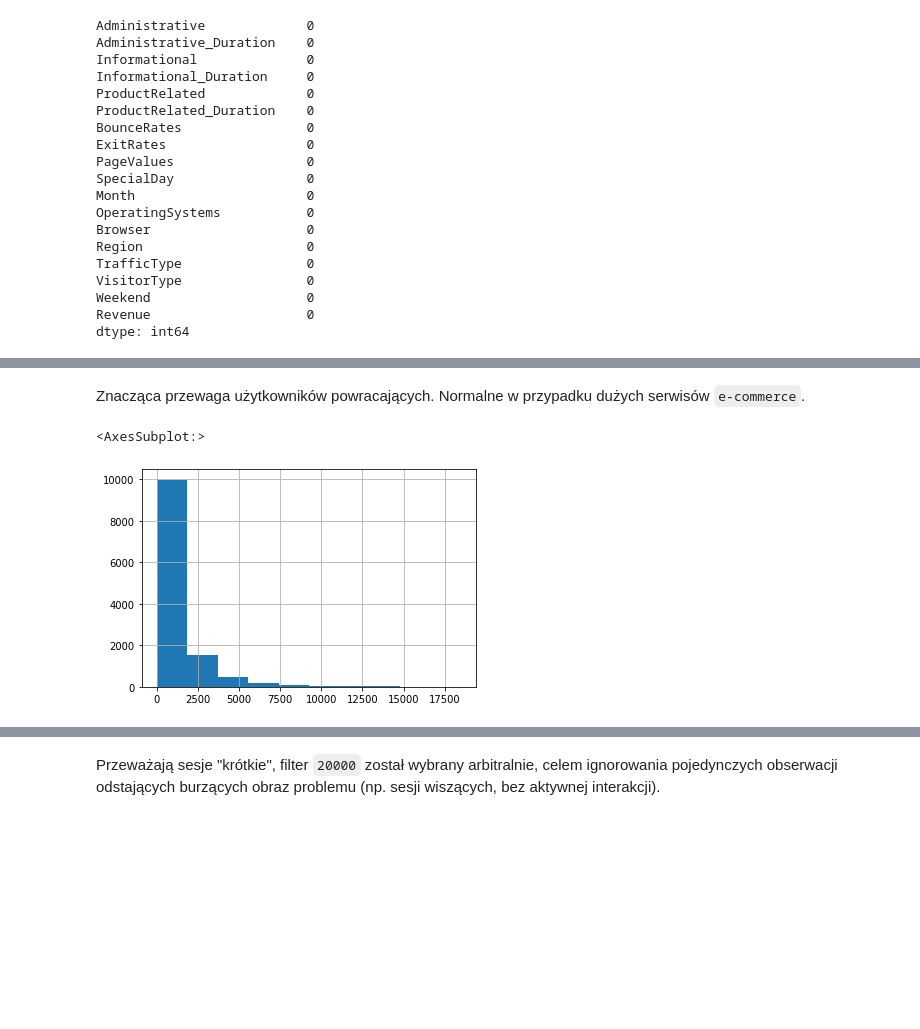
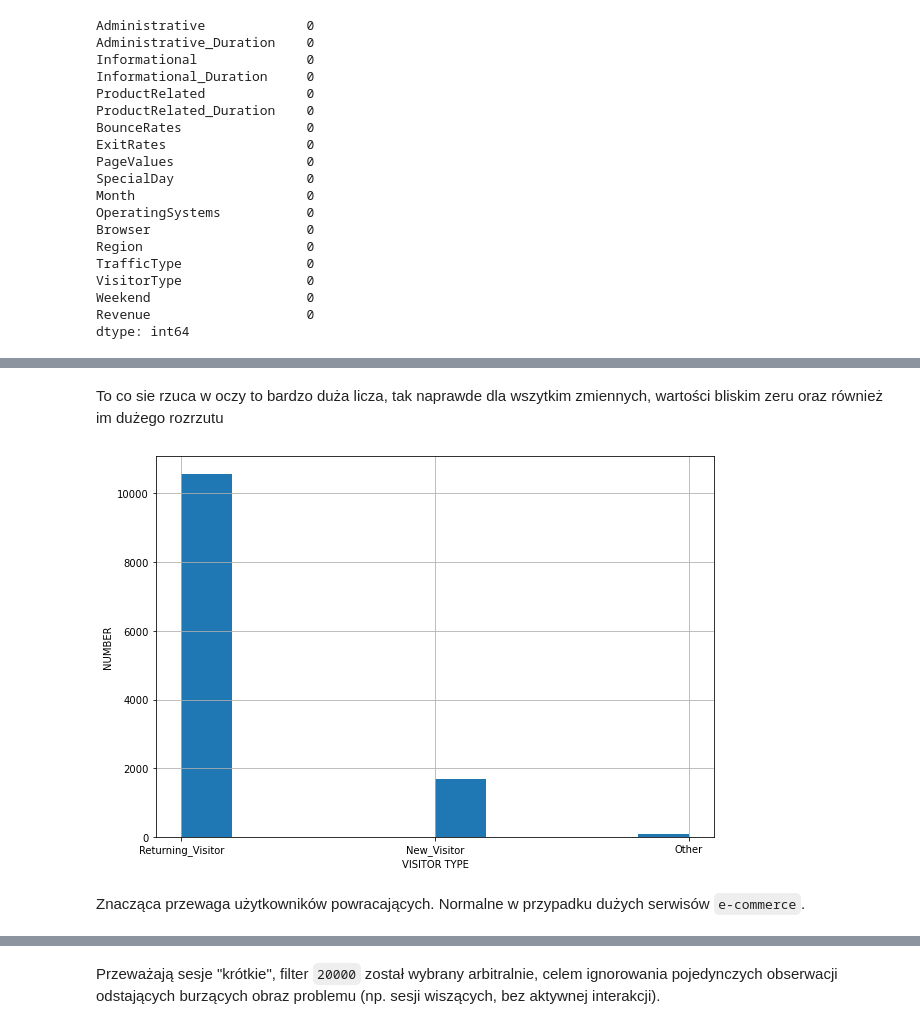
Before and after one commit to pablo2811/online-shopping, a Jupyter notebook: EDA P2.ipynb, the cells around one changed output, grey strips where cells are left out. Drawn from its saved outputs; the diff is of its cells as text; code cells hidden in the pictures; blank space fills up the shorter version.

```diff
--- a/EDA P2.ipynb
+++ b/EDA P2.ipynb
@@ -105,7 +117,13 @@ data.VisitorType.hist()
+# %% [markdown]
+To co sie rzuca w oczy to bardzo duża licza, tak naprawde dla wszytkim zmiennych, wartości bliskim zeru oraz
+również im dużego rozrzutu
+# %%
+plt.figure(figsize=(10,7))
+data.VisitorType.hist()
+plt.xlabel("VISITOR TYPE")
+plt.ylabel("NUMBER")
+plt.show()
+# %% [output]
+[figure, added]
 # %% [markdown]
 Znacząca przewaga użytkowników powracających. Normalne w przypadku dużych serwisów `e-commerce`.
-# %%
-data.loc[data["ProductRelated_Duration"] <= 20000,"ProductRelated_Duration"].hist()
-# %% [output]
-<AxesSubplot:>
-[figure, removed]
```
Also changed, not shown: parts of 10 cells of this notebook.
